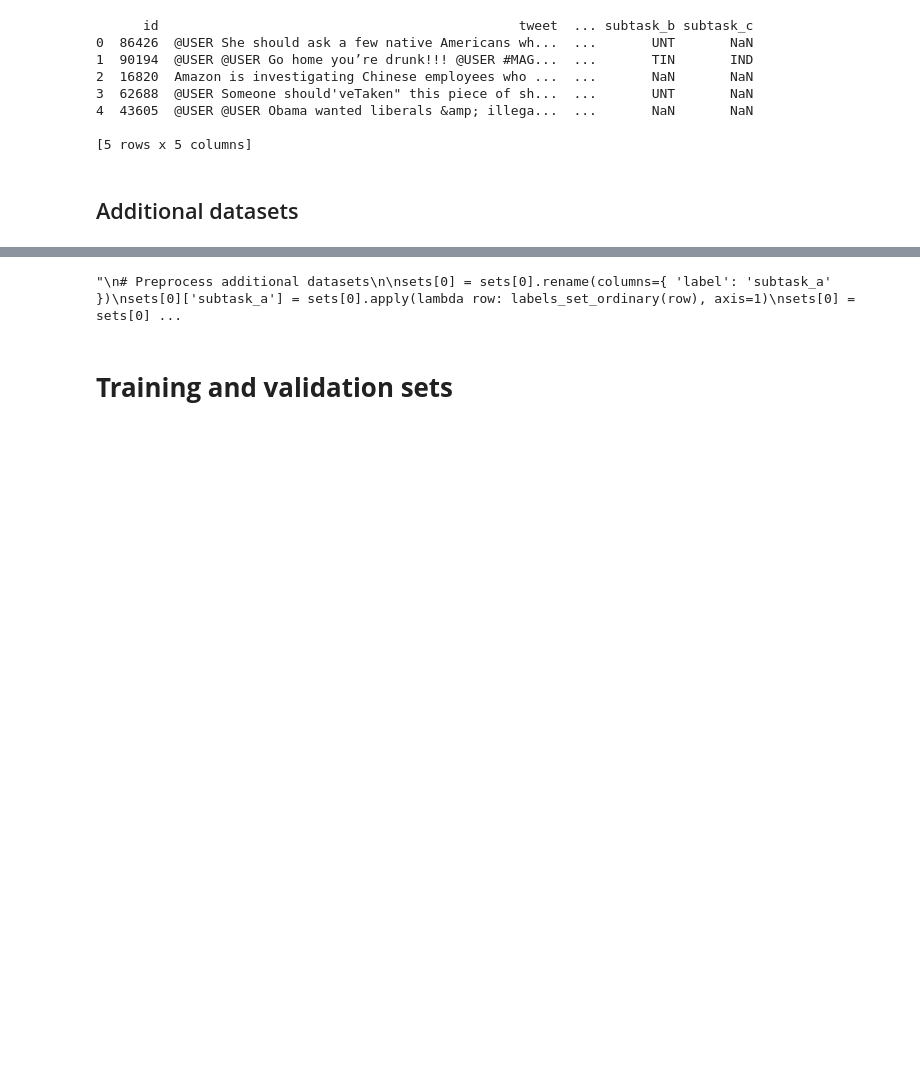
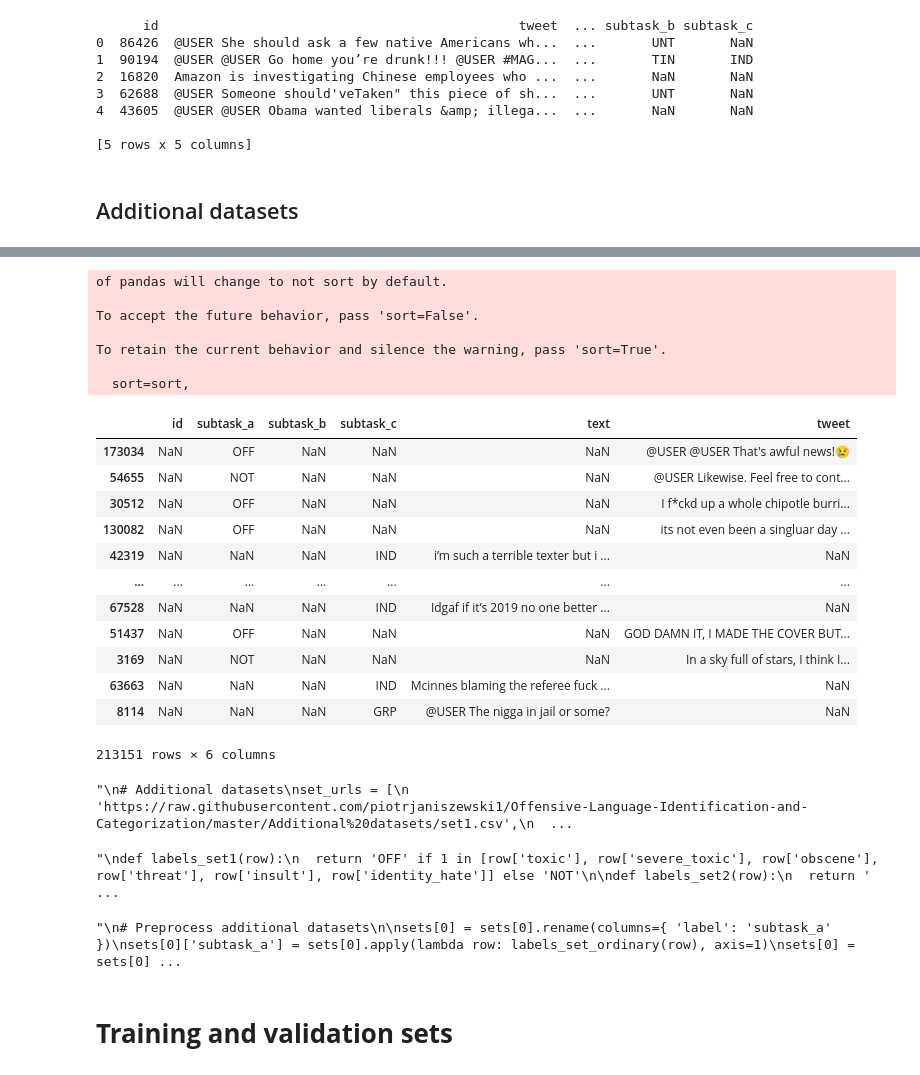
Before and after one commit to piotrjaniszewski1/Offensive-Language-Identification-and-Categorization, a Jupyter notebook: Solution.ipynb, the cells around one changed output, grey strips where cells are left out. Cells and saved outputs as stored; diff of their text form; code cells hidden in the pictures; blank space fills up the shorter version.

```diff
--- a/Solution.ipynb
+++ b/Solution.ipynb
@@ -163,4 +155,65 @@ To retain the current behavior and silence the warning, pass 'sort=True'.
+# %%
+'''
+c_dict = ['IND', 'GRP', 'OTH']
+
+def convert_averages(row):
+    return 'OFF' if row['average'] >= 0.4 else 'NOT'
+
+def convert_averages_c(row):
+    averages = [row['average_ind'], row['average_grp'], row['average_oth']]
+    stds = [row['std_ind'], row['std_grp'], row['std_oth']]
+    max_avg_id = np.argmax(averages)
+    for i in range(3):
+        if i == max_avg_id:
+            continue
+
+        return c_dict[i] if max(0, averages[i] - stds[i]) - 0.3 > max(0, averages[max_avg_id] - stds[max_avg_id]) else c_dict[max_avg_id]
+
+
+training_dataset2020_A = training_dataset2020_A.drop(labels=['id', 'std'], axis=1)
+training_dataset2020_A['average'] = training_dataset2020_A.apply(lambda row: convert_averages(row), axis=1)
+training_dataset2020_A = training_dataset2020_A.rename(columns={ 'average': 'subtask_a', 'text': 'tweet' })
+
+training_offensive_A = training_dataset2020_A[training_dataset2020_A['subtask_a'] == 'OFF'].head(50000)
+training_neutral_A = training_dataset2020_A[training_dataset2020_A['subtask_a'] == 'NOT'].head(50000)
+
+training_dataset2020_C['subtask_c'] = training_dataset2020_C.apply(lambda row: convert_averages_c(row), axis=1)
+training_dataset2020_C = training_dataset2020_C.drop(labels=['id', 'average_ind', 'average_grp', 'average_oth', 'std_ind', 'std_grp', 'std_oth'], axis=1)
+
+training_individual_C = training_dataset2020_C[training_dataset2020_C['subtask_c'] == 'IND'].head(63500)
+training_non_individual_C = training_dataset2020_C[training_dataset2020_C['subtask_c'] != 'IND']
+
+training_dataset = training_dataset.append(training_offensive_A)
+training_dataset = training_dataset.append(training_neutral_A)
+# training_dataset = training_dataset.append(training_dataset2020_C)
+training_dataset = training_dataset.append(training_individual_C)
+training_dataset = training_dataset.append(training_non_individual_C)
+training_dataset = training_dataset.sample(frac=1, random_state=13)
+training_dataset
+'''
+# %% [output]
+of pandas will change to not sort by default.
+
+To accept the future behavior, pass 'sort=False'.
+
+To retain the current behavior and silence the warning, pass 'sort=True'.
+
+  sort=sort,
+|  | id | subtask_a | subtask_b | subtask_c | text | tweet |
+| 173034 | NaN | OFF | NaN | NaN | NaN | @USER @USER That's awful news!😢 |
+| 54655 | NaN | NOT | NaN | NaN | NaN | @USER Likewise. Feel free to cont... |
+| 30512 | NaN | OFF | NaN | NaN | NaN | I f*ckd up a whole chipotle burri... |
+| 130082 | NaN | OFF | NaN | NaN | NaN | its not even been a singluar day ... |
+| 42319 | NaN | NaN | NaN | IND | i’m such a terrible texter but i ... | NaN |
+| ... | ... | ... | ... | ... | ... | ... |
+| 67528 | NaN | NaN | NaN | IND | Idgaf if it’s 2019 no one better ... | NaN |
+| 51437 | NaN | OFF | NaN | NaN | NaN | GOD DAMN IT, I MADE THE COVER BUT... |
+| 3169 | NaN | NOT | NaN | NaN | NaN | In a sky full of stars, I think I... |
+| 63663 | NaN | NaN | NaN | IND | Mcinnes blaming the referee fuck ... | NaN |
+| 8114 | NaN | NaN | NaN | GRP | @USER The nigga in jail or some? | NaN |
+213151 rows × 6 columns
 # %%
+'''
 # Additional datasets
 set_urls = [
             'https://raw.githubusercontent.com/piotrjaniszewski1/Offensive-Language-Identification-and-Categorization/master/Additional%20datasets/set1.csv',
@@ -169,9 +222,12 @@ set_urls = [
             'https://raw.githubusercontent.com/piotrjaniszewski1/Offensive-Language-Identification-and-Categorization/master/Additional%20datasets/set4.csv',
             'https://raw.githubusercontent.com/piotrjaniszewski1/Offensive-Language-Identification-and-Categorization/master/Additional%20datasets/set5.csv',
 ]
-
 sets = [pd.read_csv(url) for url in set_urls]
+'''
+# %% [output]
+"\n# Additional datasets\nset_urls = [\n            'https://raw.githubusercontent.com/piotrjaniszewski1/Offensive-Language-Identification-and-Categorization/master/Additional%20datasets/set1.csv',\n  ...
 # %%
+'''
 def labels_set1(row):
   return 'OFF' if 1 in [row['toxic'], row['severe_toxic'], row['obscene'], row['threat'], row['insult'], row['identity_hate']] else 'NOT'
 
@@ -180,6 +236,9 @@ def labels_set2(row):
 
 def labels_set_ordinary(row):
   return 'OFF' if row['subtask_a'] == 1 else 'NOT'
+'''
+# %% [output]
+"\ndef labels_set1(row):\n  return 'OFF' if 1 in [row['toxic'], row['severe_toxic'], row['obscene'], row['threat'], row['insult'], row['identity_hate']] else 'NOT'\n\ndef labels_set2(row):\n  return ' ...
 # %%
 '''
 # Preprocess additional datasets
```
Also changed, not shown: parts of 21 cells of this notebook.
